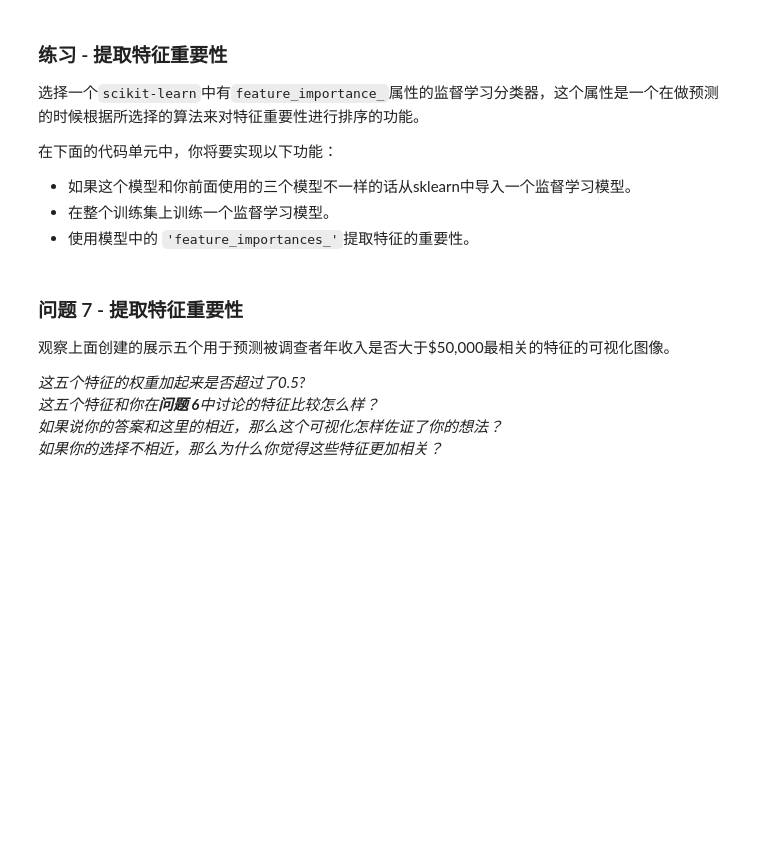
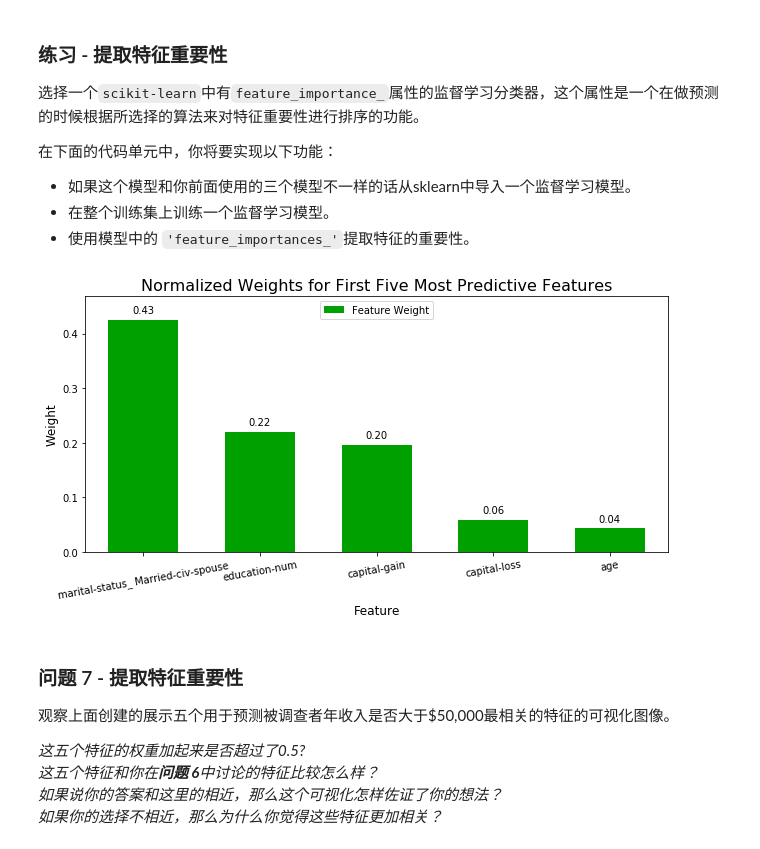
Before and after one commit to marlon2brando/cn-machine-learning, a Jupyter notebook: finding_donors/finding_donors.ipynb, the cells around one changed output. Cells and saved outputs as stored; diff of their text form; code cells hidden in the pictures; blank space fills up the shorter version.

```diff
--- a/finding_donors/finding_donors.ipynb
+++ b/finding_donors/finding_donors.ipynb
@@ -481,20 +570,25 @@ vs.evaluate(results, accuracy, fscore)
 **注意：** 取决于你选择的参数列表，下面实现的代码可能需要花一些时间运行！
 # %%
 # TODO：导入'GridSearchCV', 'make_scorer'和其他一些需要的库
+from sklearn import tree
+from sklearn.grid_search import GridSearchCV
+from sklearn.metrics import make_scorer
+# TODO：初始化分类器
+clf = tree.DecisionTreeClassifier(random_state=0)
+# clf_B = tree.DecisionTreeClassifier(random_state=0)
 
-# TODO：初始化分类器
-clf = None
 
 # TODO：创建你希望调节的参数列表
-parameters = None
+parameters = {'max_depth':[6,8,10,12,14,16,18],'min_samples_leaf':[2,4,6,8,10],'min_samples_split':[2,4,6,8,10]}
 
 # TODO：创建一个fbeta_score打分对象
-scorer = None
+scorer = make_scorer(fbeta_score,beta=0.5)
 
 # TODO：在分类器上使用网格搜索，使用'scorer'作为评价函数
-grid_obj = None
+grid_obj = GridSearchCV(clf,parameters,scoring=scorer)
 
 # TODO：用训练数据拟合网格搜索对象并找到最佳参数
+grid_obj.fit(X_train,y_train)
 
 # 得到estimator
 best_clf = grid_obj.best_estimator_
@@ -558,15 +680,18 @@ _在这十三个记录中，你认为哪五个特征对于预测是最重要的
  - 使用模型中的 `'feature_importances_'`提取特征的重要性。
 # %%
 # TODO：导入一个有'feature_importances_'的监督学习模型
+from sklearn.tree import DecisionTreeClassifier
 
 # TODO：在训练集上训练一个监督学习模型
-model = None
+model = DecisionTreeClassifier(max_depth=8,min_samples_leaf=10,min_samples_split=2).fit(X_train,y_train)
 
 # TODO： 提取特征重要性
-importances = None
+importances = model.feature_importances_
 
 # 绘图
 vs.feature_plot(importances, X_train, y_train)
+# %% [output]
+[figure, added]
 # %% [markdown]
 ### 问题 7 - 提取特征重要性
 观察上面创建的展示五个用于预测被调查者年收入是否大于\$50,000最相关的特征的可视化图像。
```
Also changed, not shown: parts of 28 cells of this notebook, 1 other file.
